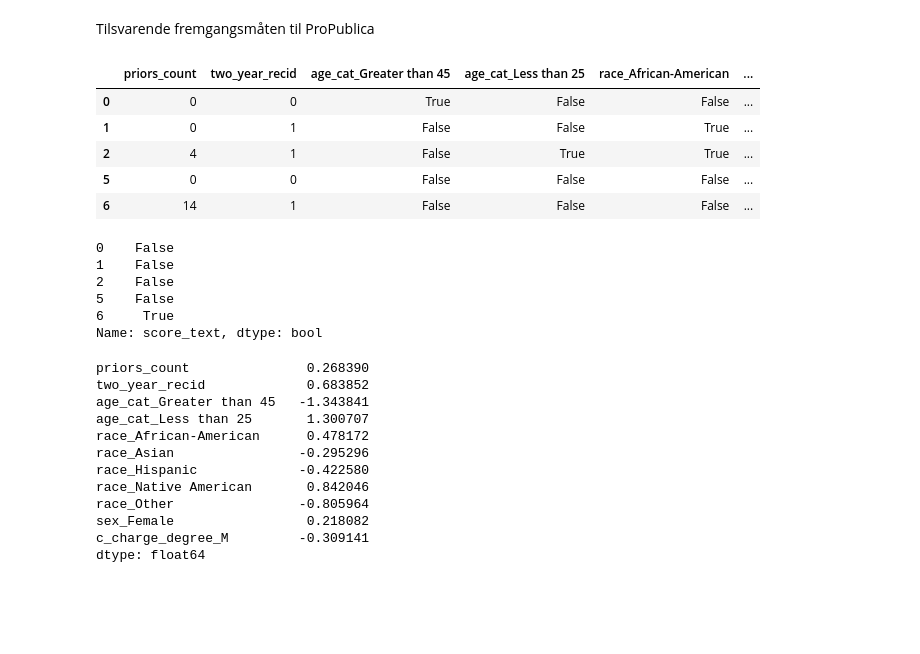
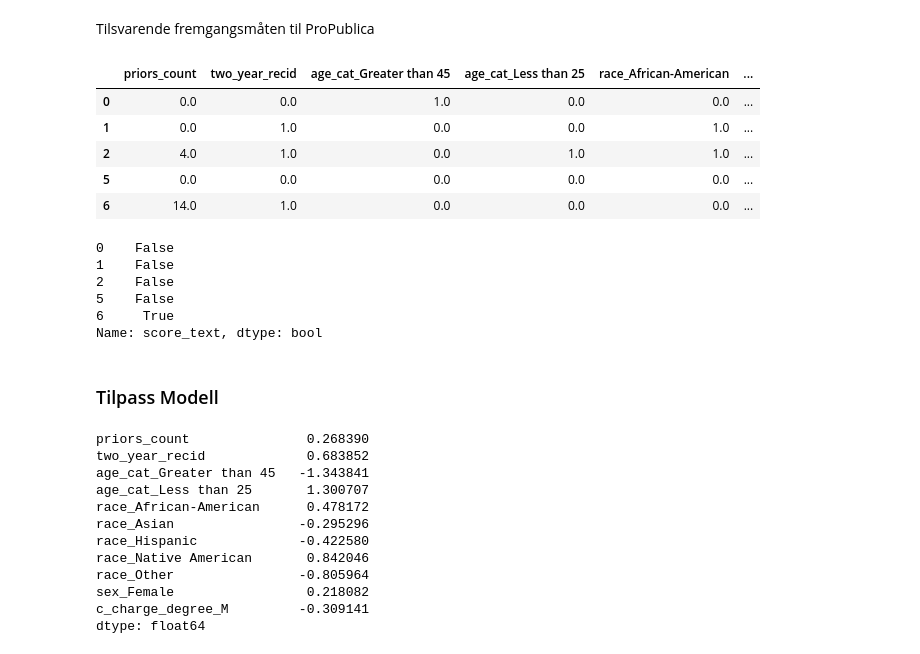
Before and after one commit to aadnerol/HON2200, a Jupyter notebook: prosjekt_COMPAS/notebooks/dataanalyse.ipynb, the cells around one changed output. Cells and saved outputs as stored; diff of their text form; code cells hidden in the pictures; blank space fills up the shorter version.

```diff
--- a/prosjekt_COMPAS/notebooks/dataanalyse.ipynb
+++ b/prosjekt_COMPAS/notebooks/dataanalyse.ipynb
@@ -356,14 +370,15 @@ X = pd.get_dummies(X, columns=categorical_cols, prefix=categorical_cols, prefix_
 X = X.drop(["age_cat_25 - 45", "race_Caucasian", "sex_Male", "c_charge_degree_F"], axis=1)
 Y = df["score_text"] != "Low"
 # %%
+X = X.astype(float)
 X.head()
 # %% [output]
 |  | priors_count | two_year_recid | age_cat_Greater than 45 | age_cat_Less than 25 | race_African-American | ... |
-| 0 | 0 | 0 | True | False | False | ... |
-| 1 | 0 | 1 | False | False | True | ... |
-| 2 | 4 | 1 | False | True | True | ... |
-| 5 | 0 | 0 | False | False | False | ... |
-| 6 | 14 | 1 | False | False | False | ... |
+| 0 | 0.0 | 0.0 | 1.0 | 0.0 | 0.0 | ... |
+| 1 | 0.0 | 1.0 | 0.0 | 0.0 | 1.0 | ... |
+| 2 | 4.0 | 1.0 | 0.0 | 1.0 | 1.0 | ... |
+| 5 | 0.0 | 0.0 | 0.0 | 0.0 | 0.0 | ... |
+| 6 | 14.0 | 1.0 | 0.0 | 0.0 | 0.0 | ... |
 # %%
 Y.head()
 # %% [output]
@@ -373,6 +388,8 @@ Y.head()
 5    False
 6     True
 Name: score_text, dtype: bool
+# %% [markdown]
+### Tilpass Modell
 # %%
 model = LogisticRegression(max_iter=1000)
 model.fit(X, Y)
```
Also changed, not shown: parts of 31 cells of this notebook, 4 other files.
